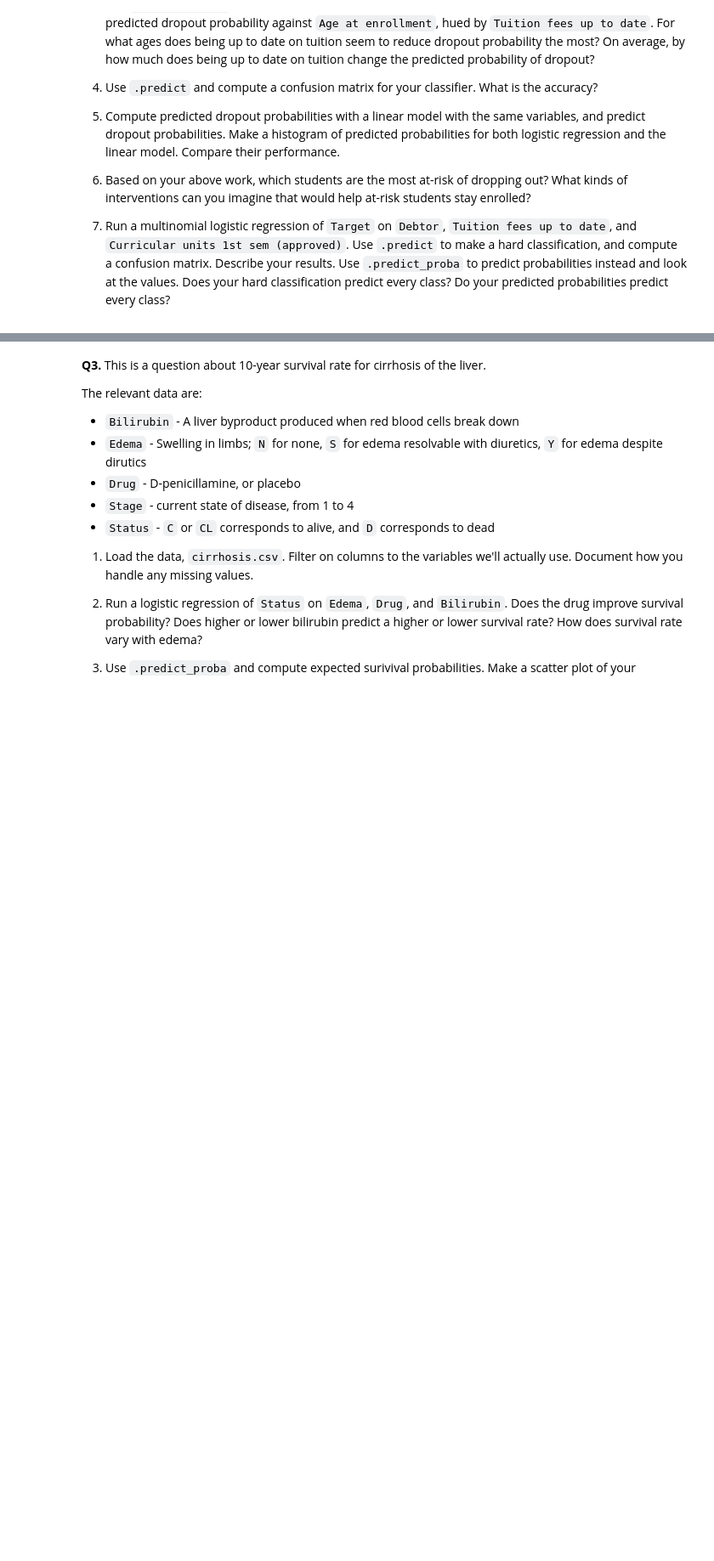
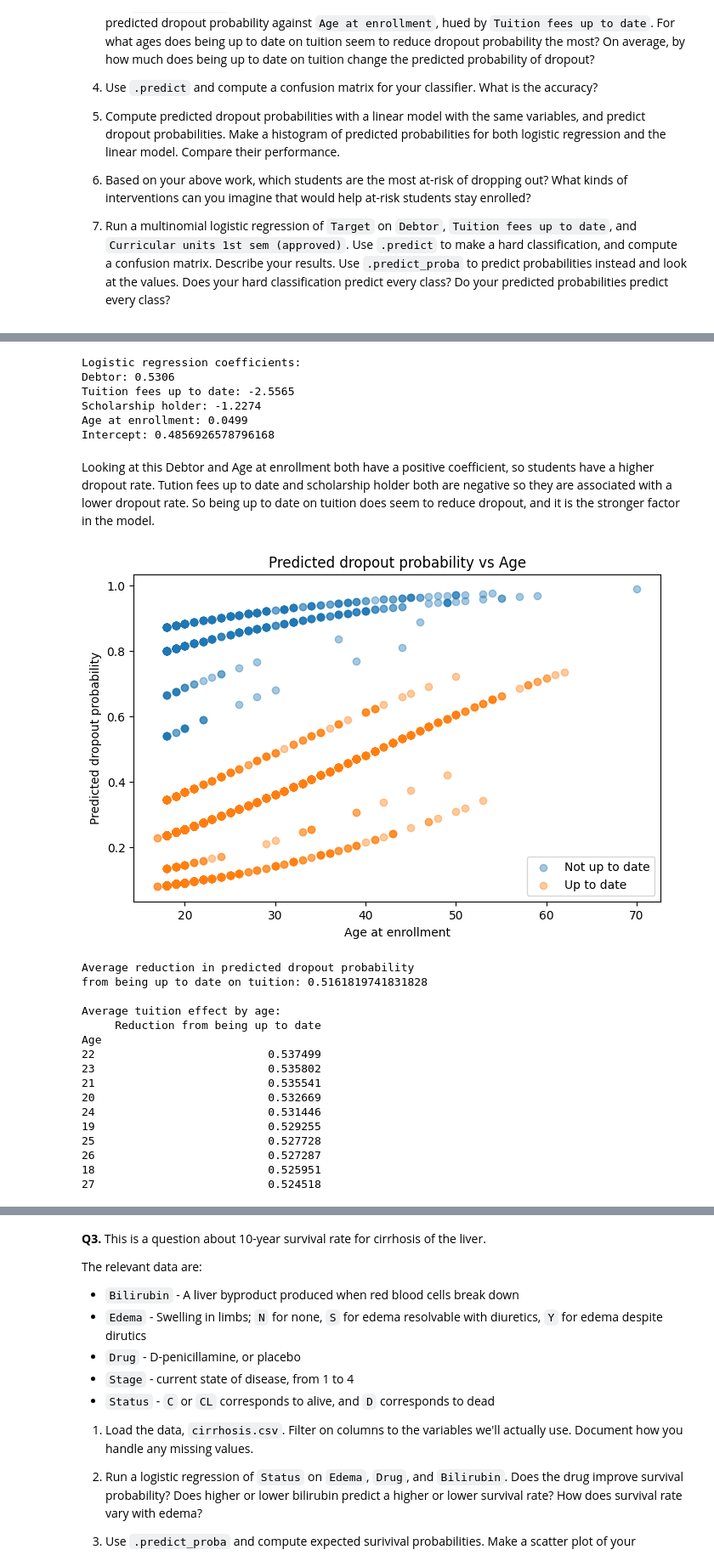
Before and after one commit to JasonYe05/undergrad_ml_assignments, a Jupyter notebook: 05_assignment_glm.ipynb, the cells around one changed output, grey strips where cells are left out. Shown at 85% size. Saved outputs shown, nothing was run; the diff lists cells and outputs as text; code cells hidden in the pictures; blank space fills up the shorter version.

```diff
--- a/05_assignment_glm.ipynb
+++ b/05_assignment_glm.ipynb
@@ -53,0 +100,79 @@ The relevant variables are:
+# %%
+#2
+X = df[["Debtor", "Tuition fees up to date", "Scholarship holder", "Age at enrollment"]]
+y = df["dropout"]
+
+logit = LogisticRegression(max_iter=5000)
+logit.fit(X, y)
+
+print("\nLogistic regression coefficients:")
+for name, coef in zip(X.columns, logit.coef_[0]):
+    print(f"{name}: {coef:.4f}")
+print("Intercept:", logit.intercept_[0])
+# %% [output]
+Logistic regression coefficients:
+Debtor: 0.5306
+Tuition fees up to date: -2.5565
+Scholarship holder: -1.2274
+Age at enrollment: 0.0499
+Intercept: 0.4856926578796168
+# %% [markdown]
+Looking at this Debtor and Age at enrollment both have a positive coefficient, so students have a higher dropout rate. Tution fees up to date and scholarship holder both are negative so they are associated with a lower dropout rate. So being up to date on tuition does seem to reduce dropout, and it is the stronger factor in the model.
+# %%
+#3
+df["logit_prob"] = logit.predict_proba(X)[:, 1]
+
+plt.figure(figsize=(8, 5))
+for tuition_value, label in [(0, "Not up to date"), (1, "Up to date")]:
+    subset = df[df["Tuition fees up to date"] == tuition_value]
+    plt.scatter(
+        subset["Age at enrollment"],
+        subset["logit_prob"],
+        alpha=0.4,
+        label=label
+    )
+
+plt.xlabel("Age at enrollment")
+plt.ylabel("Predicted dropout probability")
+plt.title("Predicted dropout probability vs Age")
+plt.legend()
+plt.show()
+
+X_up = X.copy()
+X_up["Tuition fees up to date"] = 1
+
+X_not = X.copy()
+X_not["Tuition fees up to date"] = 0
+
+p_up = logit.predict_proba(X_up)[:, 1]
+p_not = logit.predict_proba(X_not)[:, 1]
+
+effect = p_not - p_up
+print("\nAverage reduction in predicted dropout probability")
+print("from being up to date on tuition:", effect.mean())
+
+age_effect = pd.DataFrame({
+    "Age": X["Age at enrollment"],
+    "Reduction from being up to date": effect
+}).groupby("Age").mean()
+
+print("\nAverage tuition effect by age:")
+print(age_effect.sort_values("Reduction from being up to date", ascending=False).head(10))
+# %% [output]
+[figure, added]
+Average reduction in predicted dropout probability
+from being up to date on tuition: 0.5161819741831828
+
+Average tuition effect by age:
+     Reduction from being up to date
+Age
+22                          0.537499
+23                          0.535802
+21                          0.535541
+20                          0.532669
+24                          0.531446
+19                          0.529255
+25                          0.527728
+26                          0.527287
+18                          0.525951
+27                          0.524518
```
Also changed, not shown: parts of 8 cells of this notebook.
